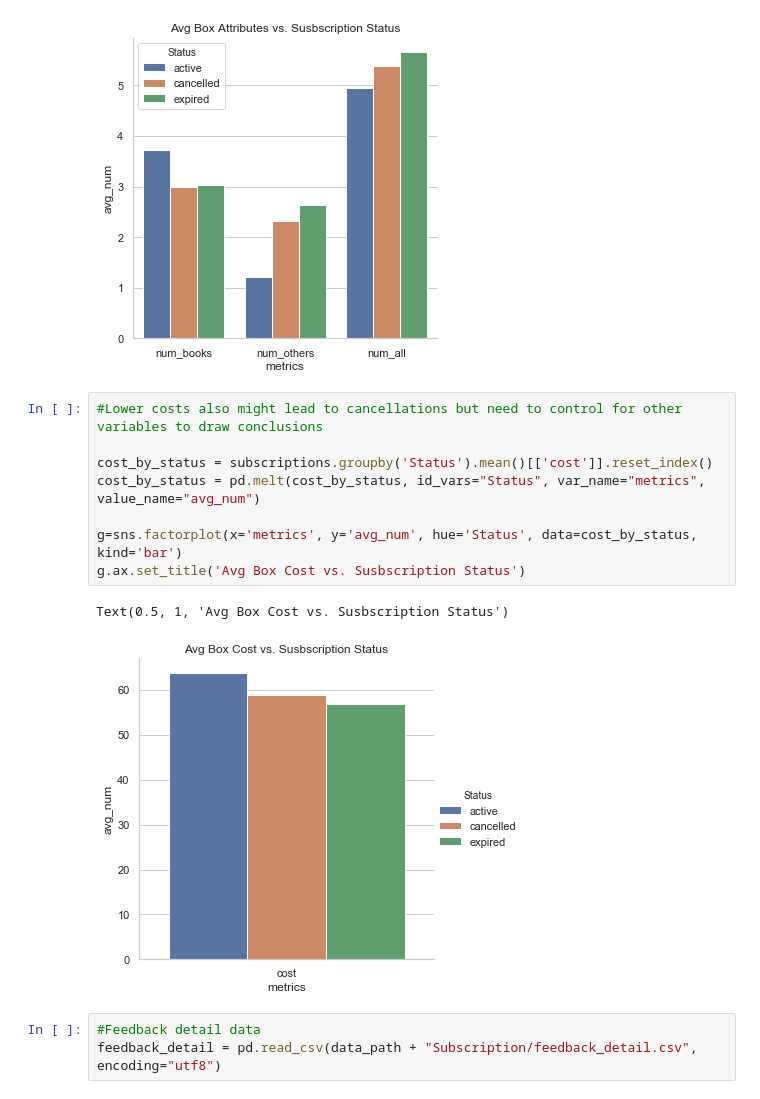
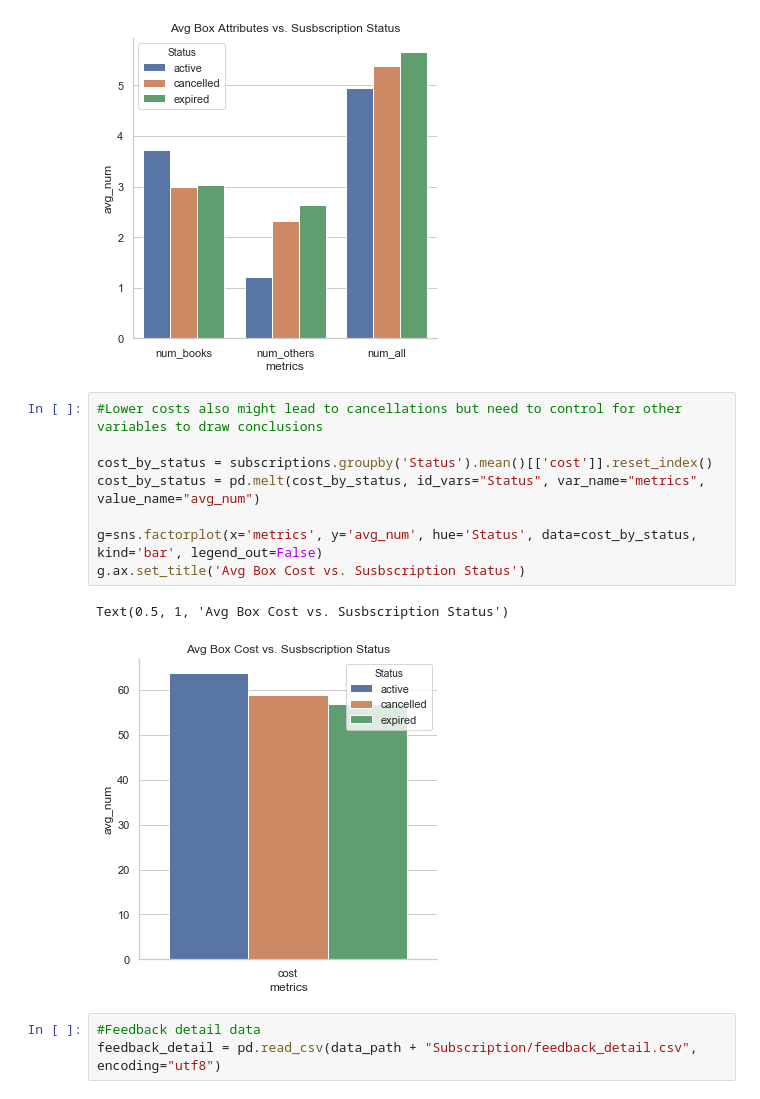
Before and after one commit to Armclimber/Projects, a Jupyter notebook: Capstone2/Predict the Cancellation Probability.ipynb, the cells around one changed output. Drawn from its saved outputs; the diff is of its cells as text.

```diff
--- a/Capstone2/Predict the Cancellation Probability.ipynb
+++ b/Capstone2/Predict the Cancellation Probability.ipynb
@@ -591,14 +591,14 @@ Text(0.5, 1, 'Avg Box Attributes vs. Susbscription Status')
 # %%
 #Lower costs also might lead to cancellations but need to control for other variables to draw conclusions
 
 cost_by_status = subscriptions.groupby('Status').mean()[['cost']].reset_index()
 cost_by_status = pd.melt(cost_by_status, id_vars="Status", var_name="metrics", value_name="avg_num")
 
-g=sns.factorplot(x='metrics', y='avg_num', hue='Status', data=cost_by_status, kind='bar')
+g=sns.factorplot(x='metrics', y='avg_num', hue='Status', data=cost_by_status, kind='bar', legend_out=False)
 g.ax.set_title('Avg Box Cost vs. Susbscription Status')
 # %% [output]
 Text(0.5, 1, 'Avg Box Cost vs. Susbscription Status')
-[figure, old version]
+[figure, new version]
 # %%
 #Feedback detail data
 feedback_detail = pd.read_csv(data_path + "Subscription/feedback_detail.csv", encoding="utf8")
```
Also changed, not shown: parts of 23 cells of this notebook.
